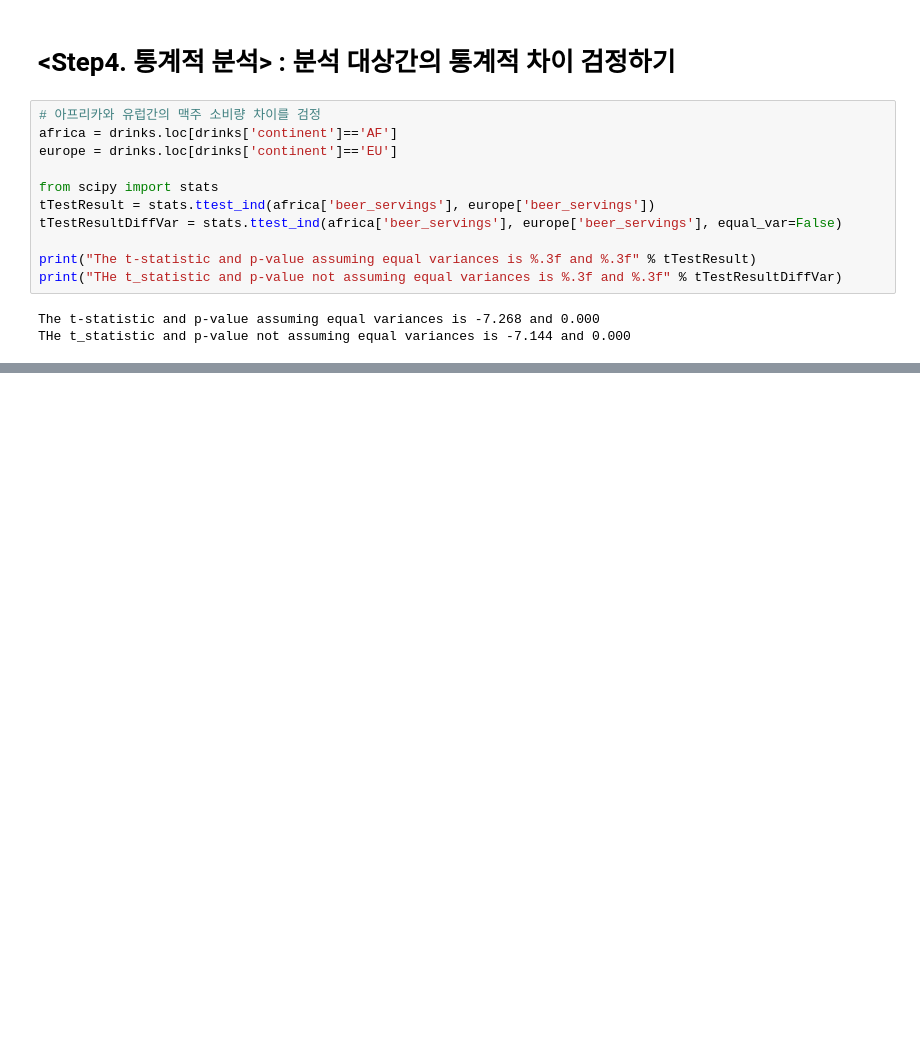
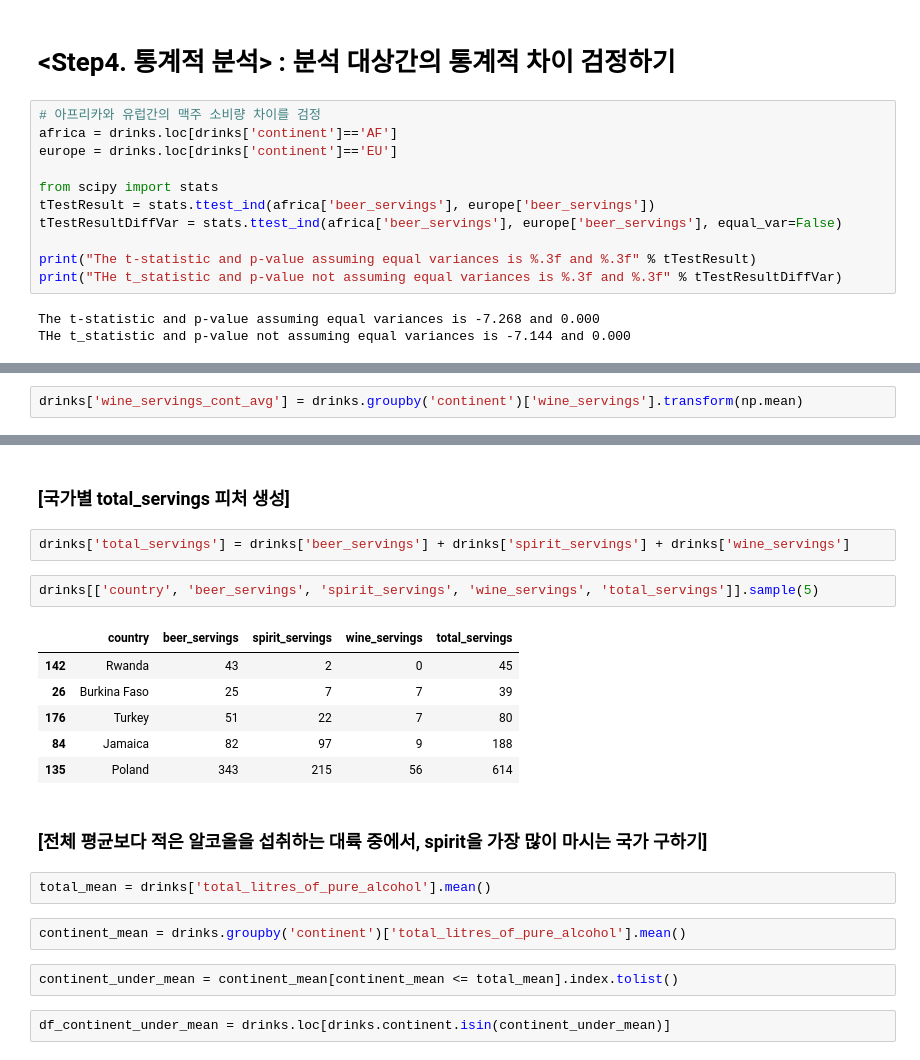
Before and after one commit to cheymingyu/BigData-Analysis-Practice, a Jupyter notebook: This is Data Analysis/drinks.ipynb, the cells around one changed output, grey strips where cells are left out. Saved outputs shown, nothing was run; the diff lists cells and outputs as text; blank space fills up the shorter version.

```diff
--- a/This is Data Analysis/drinks.ipynb
+++ b/This is Data Analysis/drinks.ipynb
@@ -278,0 +355,2 @@ THe t_statistic and p-value not assuming equal variances is -7.144 and 0.000
+# %%
+drinks['wine_servings_cont_avg'] = drinks.groupby('continent')['wine_servings'].transform(np.mean)
@@ -278,0 +380,23 @@ THe t_statistic and p-value not assuming equal variances is -7.144 and 0.000
+# %% [markdown]
+### [국가별 total_servings 피처 생성]
+# %%
+drinks['total_servings'] = drinks['beer_servings'] + drinks['spirit_servings'] + drinks['wine_servings']
+# %%
+drinks[['country', 'beer_servings', 'spirit_servings', 'wine_servings', 'total_servings']].sample(5)
+# %% [output]
+|  | country | beer_servings | spirit_servings | wine_servings | total_servings |
+| 142 | Rwanda | 43 | 2 | 0 | 45 |
+| 26 | Burkina Faso | 25 | 7 | 7 | 39 |
+| 176 | Turkey | 51 | 22 | 7 | 80 |
+| 84 | Jamaica | 82 | 97 | 9 | 188 |
+| 135 | Poland | 343 | 215 | 56 | 614 |
+# %% [markdown]
+### [전체 평균보다 적은 알코올을 섭취하는 대륙 중에서, spirit을 가장 많이 마시는 국가 구하기]
+# %%
+total_mean = drinks['total_litres_of_pure_alcohol'].mean()
+# %%
+continent_mean = drinks.groupby('continent')['total_litres_of_pure_alcohol'].mean()
+# %%
+continent_under_mean = continent_mean[continent_mean <= total_mean].index.tolist()
+# %%
+df_continent_under_mean = drinks.loc[drinks.continent.isin(continent_under_mean)]
```
Also changed, not shown: parts of 12 cells of this notebook.
